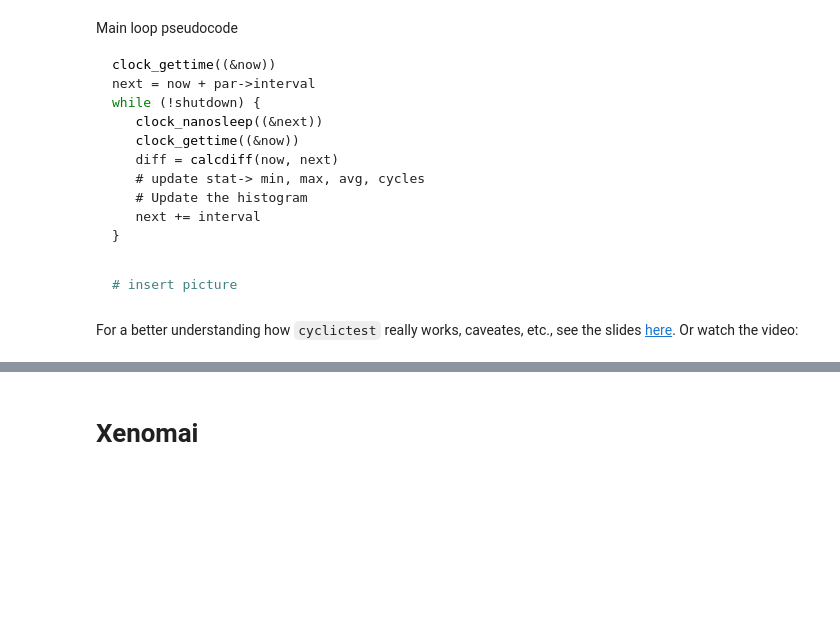
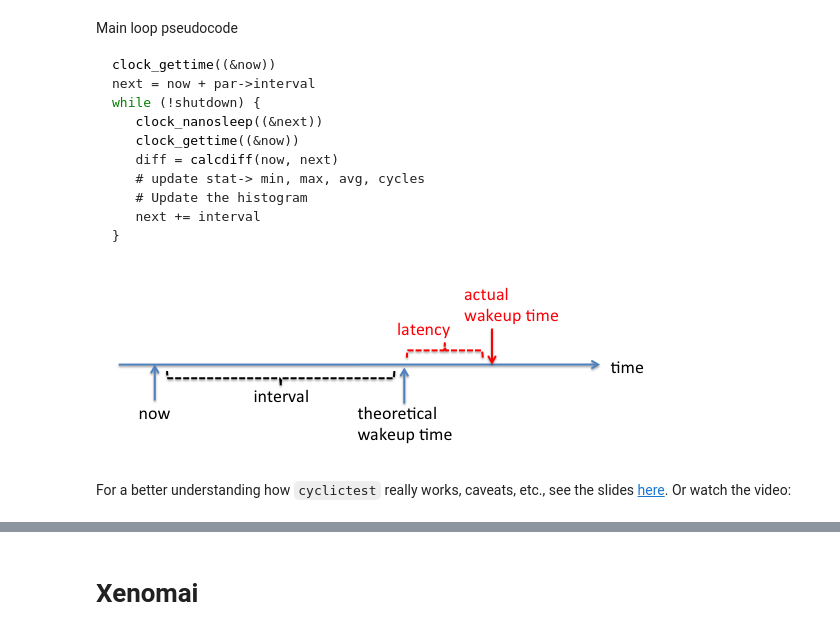
Before and after one commit to herrfz/rt_benchmark, a Jupyter notebook: beaglebone_rt_latency.ipynb, the cells around one changed output, grey strips where cells are left out. Saved outputs shown, nothing was run; the diff lists cells and outputs as text; code cells hidden in the pictures; blank space fills up the shorter version.

````diff
--- a/beaglebone_rt_latency.ipynb
+++ b/beaglebone_rt_latency.ipynb
@@ -20,12 +20,13 @@ while (!shutdown) {
    next += interval
 }
 ```
-# %% [markdown]
-```bash
-# insert picture
-```
+# %%
+from IPython.display import Image
+Image(filename='files/timeline.png')
+# %% [output]
+[figure, added]
 # %% [markdown]
-For a better understanding how `cyclictest` really works, caveates, etc., see the slides [here](http://events.linuxfoundation.org/sites/events/files/slides/cyclictest.pdf). Or watch the video:
+For a better understanding how `cyclictest` really works, caveats, etc., see the slides [here](http://events.linuxfoundation.org/sites/events/files/slides/cyclictest.pdf). Or watch the video:
 # %%
 from IPython.display import YouTubeVideo
 YouTubeVideo('f_u4r6ehZKY')
````
Also changed, not shown: parts of 3 cells of this notebook, 1 other file.
